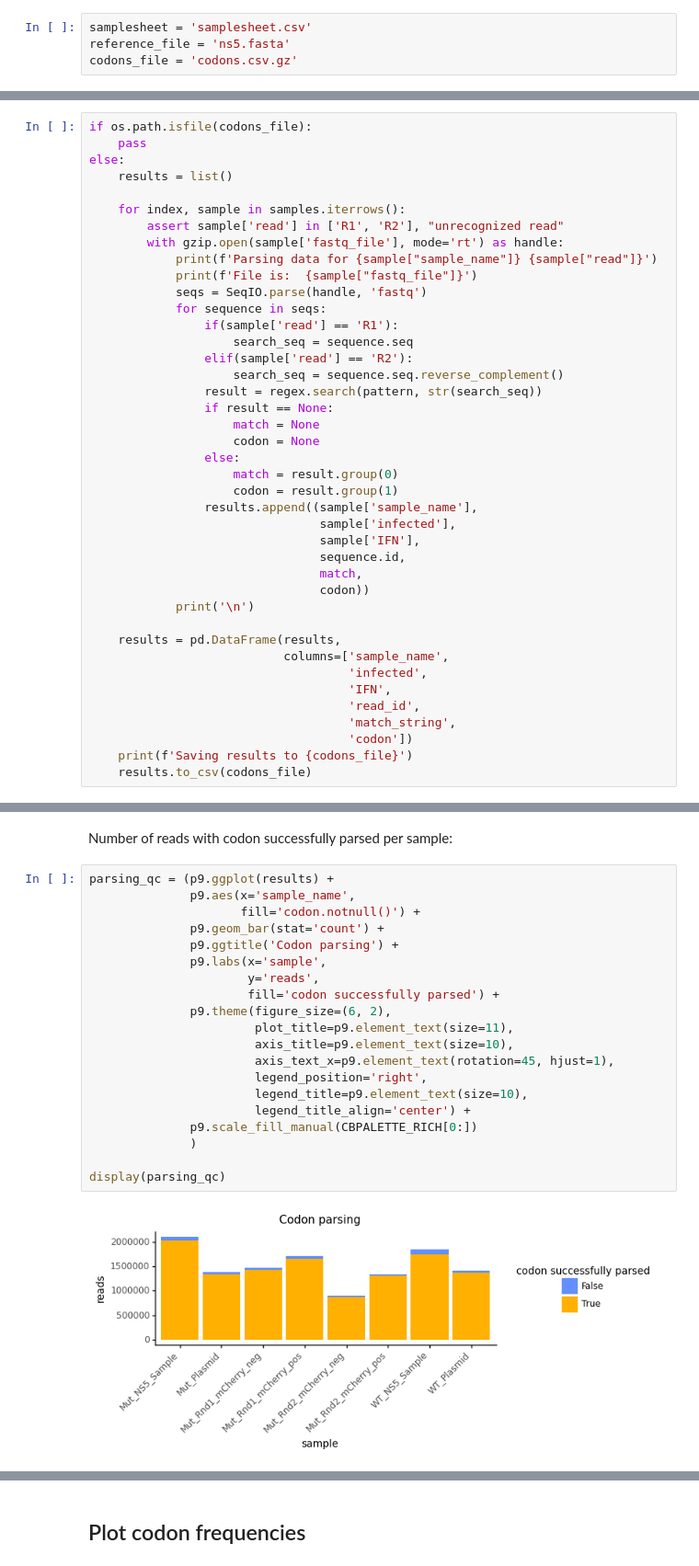
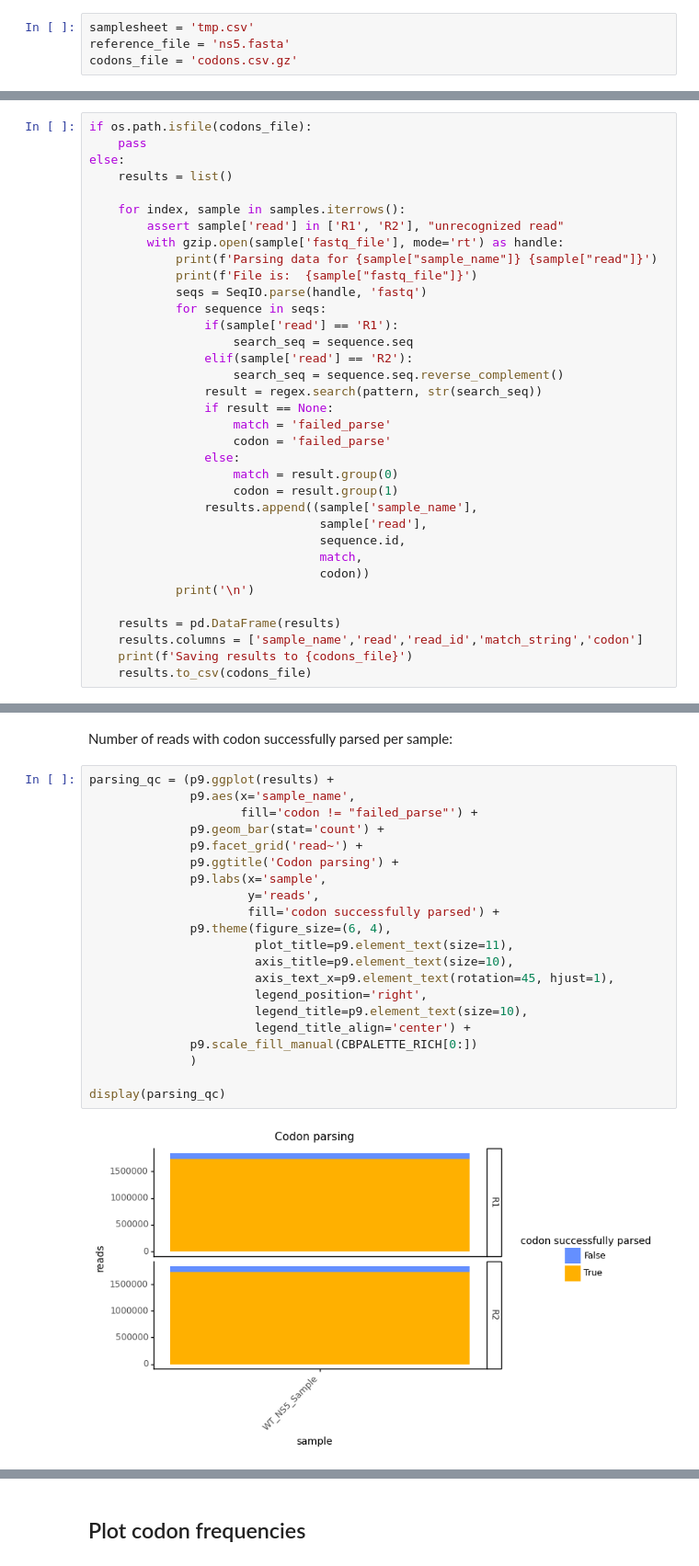
Before and after one commit to dbacsik/ns5_site734, a Jupyter notebook: codon_frequencies.py.ipynb, the cells around one changed output, grey strips where cells are left out. Shown at 92% size. Saved outputs shown, nothing was run; the diff lists cells and outputs as text.

```diff
--- a/codon_frequencies.py.ipynb
+++ b/codon_frequencies.py.ipynb
@@ -27,7 +27,7 @@ regex==2.5.83
 # %% [markdown]
 Input data
 # %%
-samplesheet = 'samplesheet.csv'
+samplesheet = 'tmp.csv'
 reference_file = 'ns5.fasta'
 codons_file = 'codons.csv.gz'
 # %% [markdown]
@@ -144,25 +147,19 @@ else:
                     search_seq = sequence.seq.reverse_complement()
                 result = regex.search(pattern, str(search_seq))
                 if result == None:
-                    match = None
-                    codon = None
+                    match = 'failed_parse'
+                    codon = 'failed_parse'
                 else:
                     match = result.group(0)
                     codon = result.group(1)
                 results.append((sample['sample_name'],
-                                sample['infected'],
-                                sample['IFN'],
+                                sample['read'],
                                 sequence.id,
                                 match,
                                 codon))
             print('\n')
 
-    results = pd.DataFrame(results,
-                           columns=['sample_name',
-                                    'infected',
-                                    'IFN',
-                                    'read_id',
-                                    'match_string',
-                                    'codon'])
+    results = pd.DataFrame(results)
+    results.columns = ['sample_name','read','read_id','match_string','codon']
     print(f'Saving results to {codons_file}')
     results.to_csv(codons_file)
@@ -194,22 +196,23 @@ Number of reads with codon successfully parsed per sample:
 # %%
 parsing_qc = (p9.ggplot(results) +
               p9.aes(x='sample_name',
-                     fill='codon.notnull()') +
+                     fill='codon != "failed_parse"') +
               p9.geom_bar(stat='count') +
+              p9.facet_grid('read~') +
               p9.ggtitle('Codon parsing') +
               p9.labs(x='sample',
                       y='reads',
                       fill='codon successfully parsed') +
-              p9.theme(figure_size=(6, 2),
+              p9.theme(figure_size=(6, 4),
                        plot_title=p9.element_text(size=11),
                        axis_title=p9.element_text(size=10),
                        axis_text_x=p9.element_text(rotation=45, hjust=1),
                        legend_position='right',
                        legend_title=p9.element_text(size=10),
                        legend_title_align='center') +
               p9.scale_fill_manual(CBPALETTE_RICH[0:])
               )
 
 display(parsing_qc)
 # %% [output]
-[figure, old version]
+[figure, new version]
```
Also changed, not shown: parts of 21 cells of this notebook.
